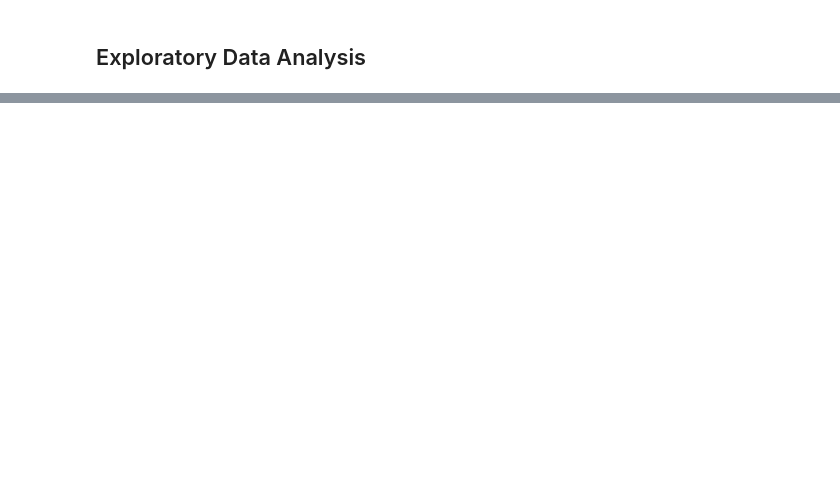
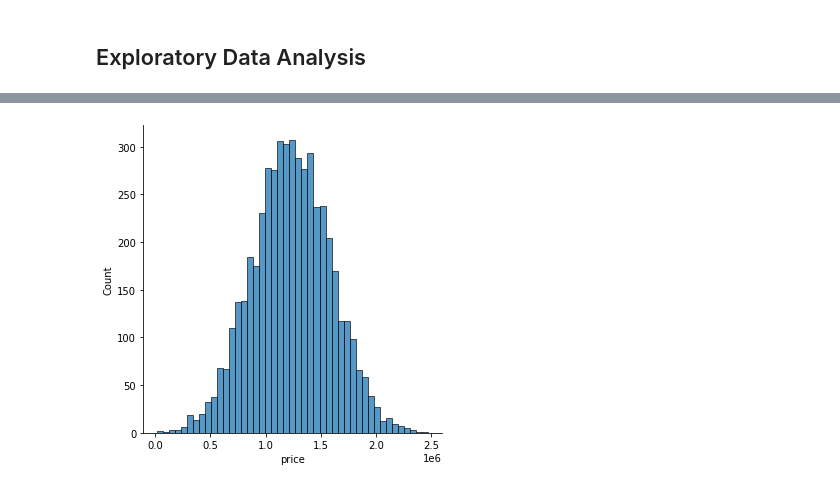
Before and after one commit to markumreed/colab_sklearn, a Jupyter notebook: 01_linear_regression.ipynb, the cells around one changed output, grey strips where cells are left out. Drawn from its saved outputs; the diff is of its cells as text; code cells hidden in the pictures; blank space fills up the shorter version.

```diff
--- a/01_linear_regression.ipynb
+++ b/01_linear_regression.ipynb
@@ -32,0 +88,4 @@ The data contains the following columns:
+# %%
+sns.displot(housing['price']);
+# %% [output]
+[figure, added]
```
Also changed, not shown: parts of 35 cells of this notebook.
